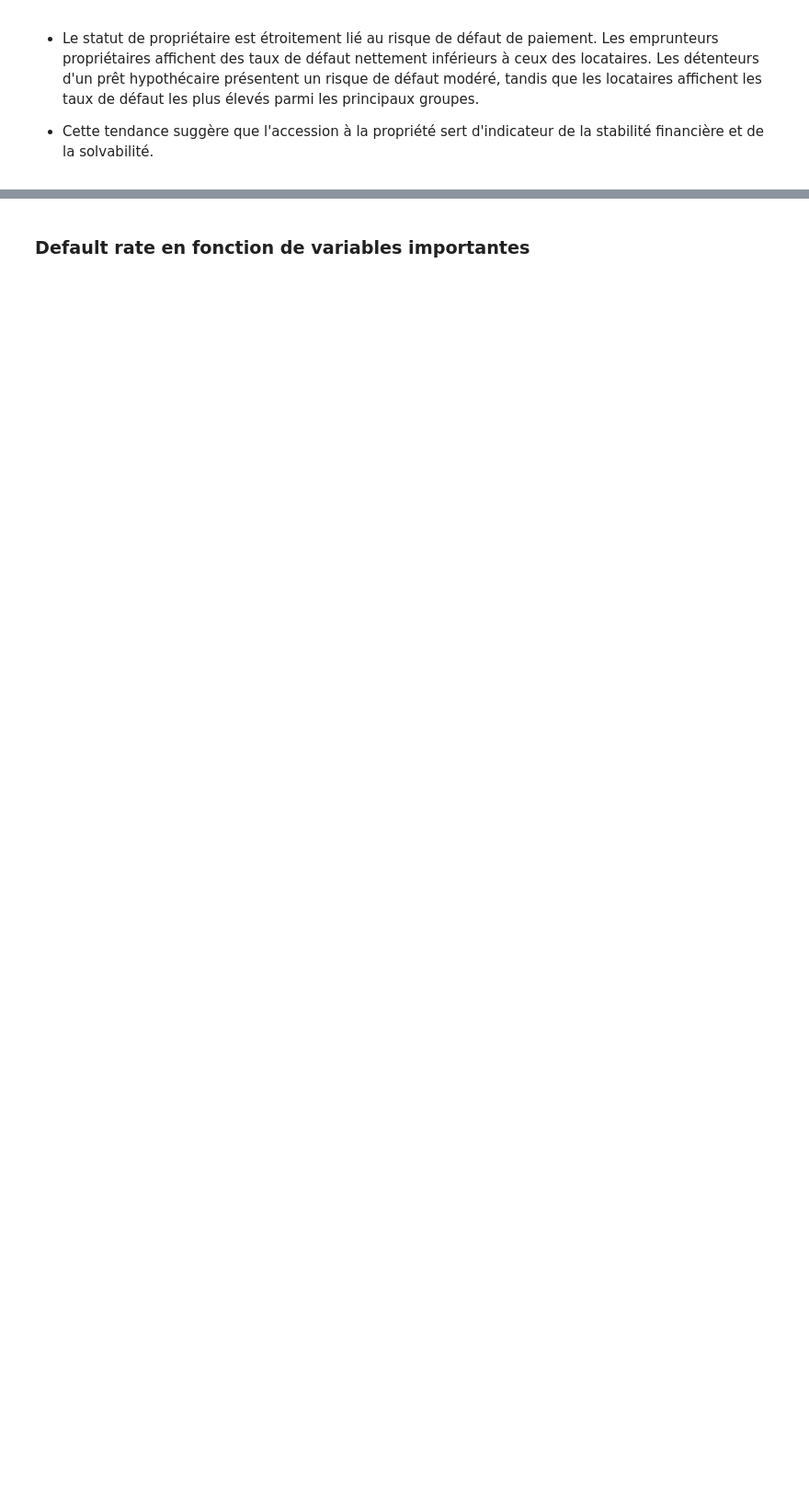
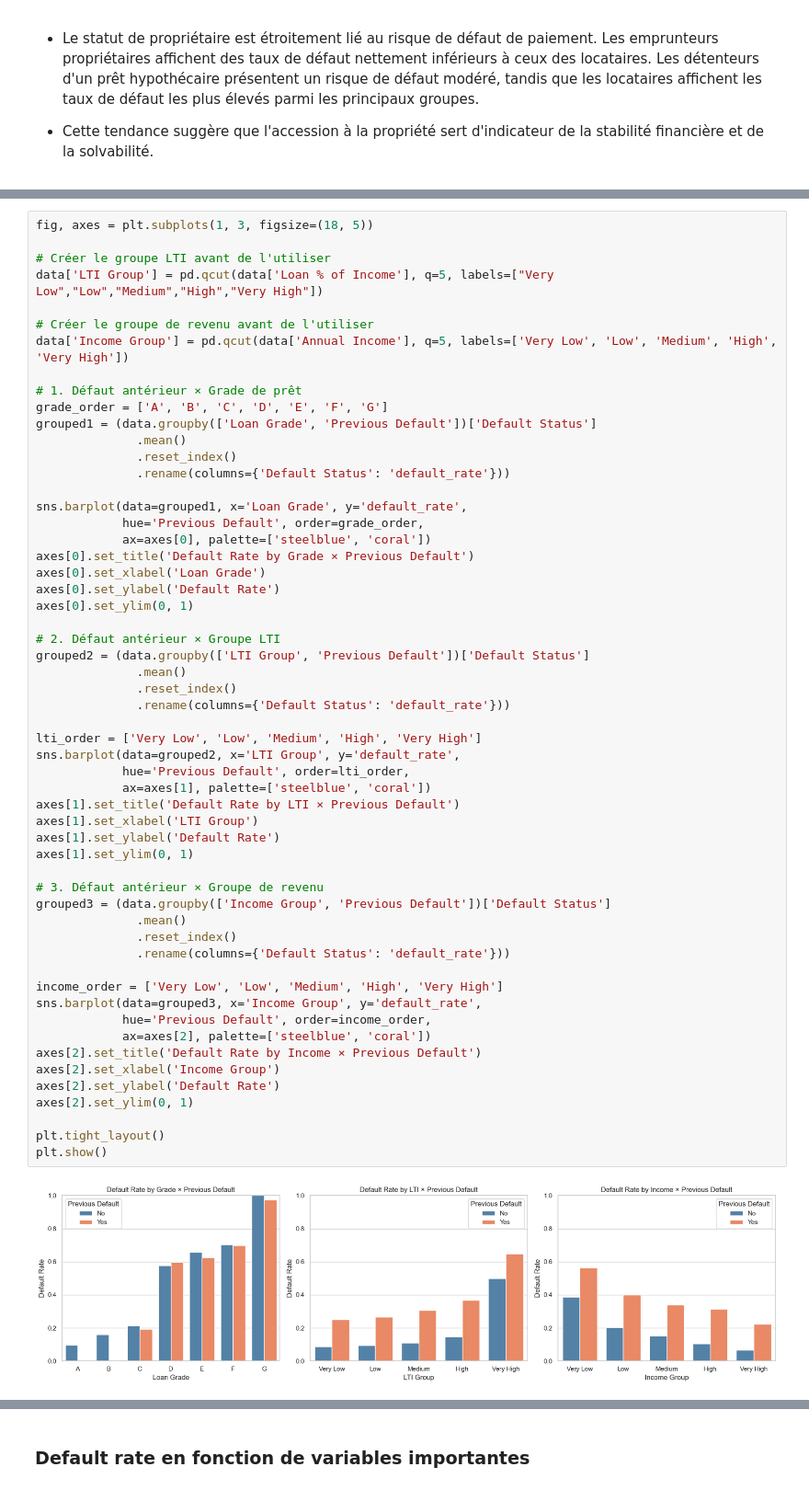
Before and after one commit to YATABARE-Cheikna-Amala/Projet-Final-Python_Pour_la_Data_Science, a Jupyter notebook: Projet_python_pour_la_data_science.ipynb, the cells around one changed output, grey strips where cells are left out. Shown at 92% size. Drawn from its saved outputs; the diff is of its cells as text; blank space fills up the shorter version.

```diff
--- a/Projet_python_pour_la_data_science.ipynb
+++ b/Projet_python_pour_la_data_science.ipynb
@@ -619,0 +637,58 @@ On voit ainsi que la situation de defaut precedent d'un client constitue une var
+# %%
+fig, axes = plt.subplots(1, 3, figsize=(18, 5))
+
+# Créer le groupe LTI avant de l'utiliser
+data['LTI Group'] = pd.qcut(data['Loan % of Income'], q=5, labels=["Very Low","Low","Medium","High","Very High"])
+
+# Créer le groupe de revenu avant de l'utiliser
+data['Income Group'] = pd.qcut(data['Annual Income'], q=5, labels=['Very Low', 'Low', 'Medium', 'High', 'Very High'])
+
+# 1. Défaut antérieur × Grade de prêt
+grade_order = ['A', 'B', 'C', 'D', 'E', 'F', 'G']
+grouped1 = (data.groupby(['Loan Grade', 'Previous Default'])['Default Status']
+              .mean()
+              .reset_index()
+              .rename(columns={'Default Status': 'default_rate'}))
+
+sns.barplot(data=grouped1, x='Loan Grade', y='default_rate',
+            hue='Previous Default', order=grade_order,
+            ax=axes[0], palette=['steelblue', 'coral'])
+axes[0].set_title('Default Rate by Grade × Previous Default')
+axes[0].set_xlabel('Loan Grade')
+axes[0].set_ylabel('Default Rate')
+axes[0].set_ylim(0, 1)
+
+# 2. Défaut antérieur × Groupe LTI
+grouped2 = (data.groupby(['LTI Group', 'Previous Default'])['Default Status']
+              .mean()
+              .reset_index()
+              .rename(columns={'Default Status': 'default_rate'}))
+
+lti_order = ['Very Low', 'Low', 'Medium', 'High', 'Very High']
+sns.barplot(data=grouped2, x='LTI Group', y='default_rate',
+            hue='Previous Default', order=lti_order,
+            ax=axes[1], palette=['steelblue', 'coral'])
+axes[1].set_title('Default Rate by LTI × Previous Default')
+axes[1].set_xlabel('LTI Group')
+axes[1].set_ylabel('Default Rate')
+axes[1].set_ylim(0, 1)
+
+# 3. Défaut antérieur × Groupe de revenu
+grouped3 = (data.groupby(['Income Group', 'Previous Default'])['Default Status']
+              .mean()
+              .reset_index()
+              .rename(columns={'Default Status': 'default_rate'}))
+
+income_order = ['Very Low', 'Low', 'Medium', 'High', 'Very High']
+sns.barplot(data=grouped3, x='Income Group', y='default_rate',
+            hue='Previous Default', order=income_order,
+            ax=axes[2], palette=['steelblue', 'coral'])
+axes[2].set_title('Default Rate by Income × Previous Default')
+axes[2].set_xlabel('Income Group')
+axes[2].set_ylabel('Default Rate')
+axes[2].set_ylim(0, 1)
+
+plt.tight_layout()
+plt.show()
+# %% [output]
+[figure, added]
```
Also changed, not shown: parts of 9 cells of this notebook.
